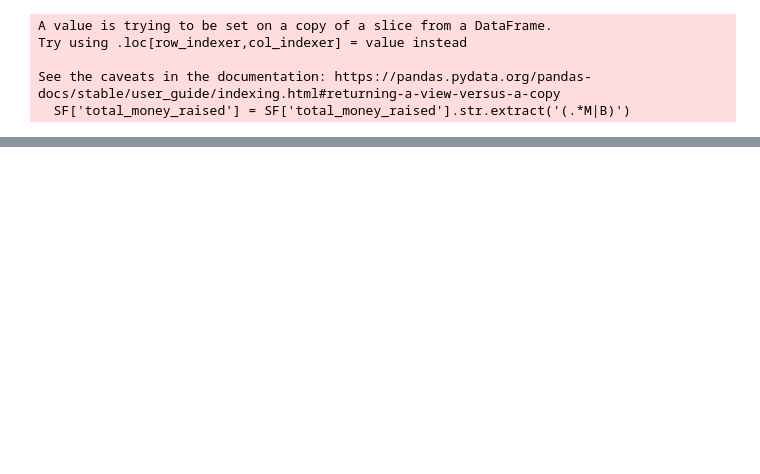
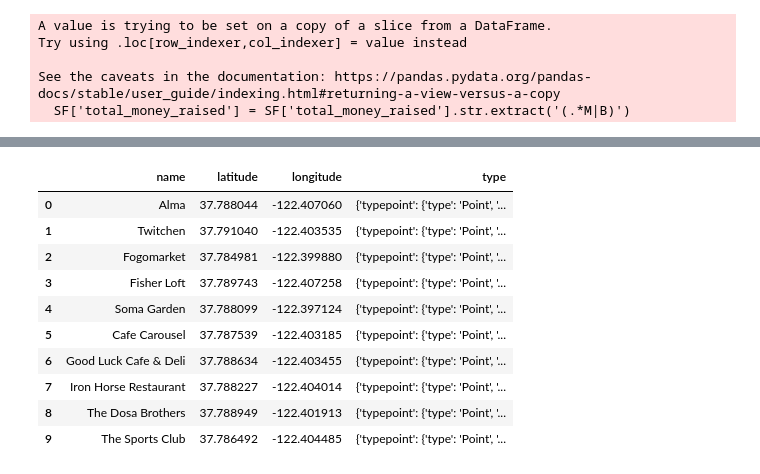
Before and after one commit to MaxTabo/PROJECT3, a Jupyter notebook: NEW testing.ipynb, the cells around one changed output, grey strips where cells are left out. Cells and saved outputs as stored; diff of their text form; code cells hidden in the pictures; blank space fills up the shorter version.

```diff
--- a/NEW testing.ipynb
+++ b/NEW testing.ipynb
@@ -338,0 +526,14 @@ SF
+# %%
+Resto_df
+# %% [output]
+|  | name | latitude | longitude | type |
+| 0 | Alma | 37.788044 | -122.407060 | {'typepoint': {'type': 'Point', '... |
+| 1 | Twitchen | 37.791040 | -122.403535 | {'typepoint': {'type': 'Point', '... |
+| 2 | Fogomarket | 37.784981 | -122.399880 | {'typepoint': {'type': 'Point', '... |
+| 3 | Fisher Loft | 37.789743 | -122.407258 | {'typepoint': {'type': 'Point', '... |
+| 4 | Soma Garden | 37.788099 | -122.397124 | {'typepoint': {'type': 'Point', '... |
+| 5 | Cafe Carousel | 37.787539 | -122.403185 | {'typepoint': {'type': 'Point', '... |
+| 6 | Good Luck Cafe & Deli | 37.788634 | -122.403455 | {'typepoint': {'type': 'Point', '... |
+| 7 | Iron Horse Restaurant | 37.788227 | -122.404014 | {'typepoint': {'type': 'Point', '... |
+| 8 | The Dosa Brothers | 37.788949 | -122.401913 | {'typepoint': {'type': 'Point', '... |
+| 9 | The Sports Club | 37.786492 | -122.404485 | {'typepoint': {'type': 'Point', '... |
```
Also changed, not shown: parts of 104 cells of this notebook, 2 other files.
